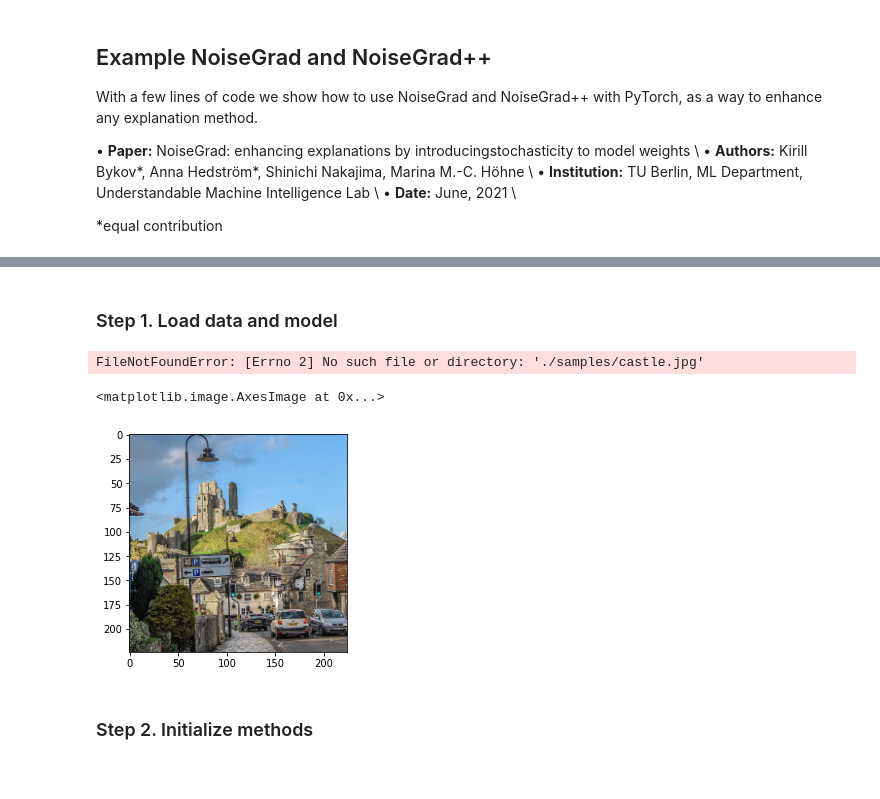
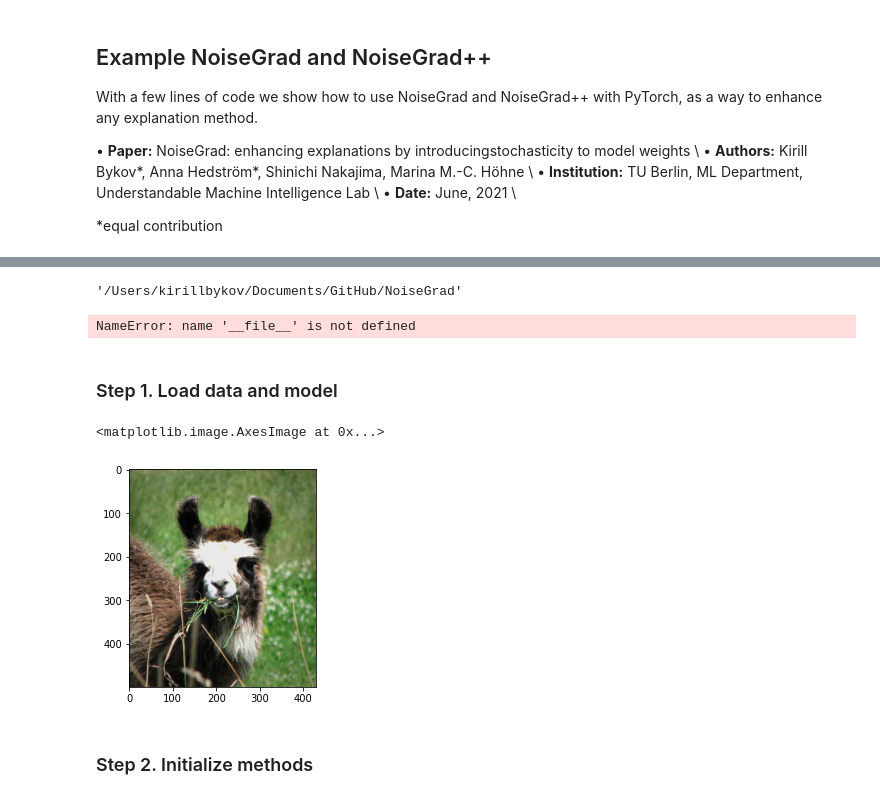
Before and after one commit to understandable-machine-intelligence-lab/NoiseGrad, a Jupyter notebook: examples/example-noisegrad-pytorch.ipynb, the cells around one changed output, grey strips where cells are left out. Drawn from its saved outputs; the diff is of its cells as text; code cells hidden in the pictures.

Commit message:
🧹New llama image added

```diff
--- a/examples/example-noisegrad-pytorch.ipynb
+++ b/examples/example-noisegrad-pytorch.ipynb
@@ -52,26 +58,38 @@ You should consider upgrading via the '/Users/kirillbykov/anaconda3/bin/python -
+# %%
+os.path.realpath('..')
+# %% [output]
+'/Users/kirillbykov/Documents/GitHub/NoiseGrad'
+# %%
+Documents/GitHub/NoiseGrad/samples
+# %% [output]
+NameError: name '__file__' is not defined
 # %% [markdown]
 ### Step 1. Load data and model
 # %%
-# Load inputs and corresponding label that you want to explain.
+# Load original un-normalised image
+image = Image.open(os.path.realpath('..') + "/samples/llama.jpg")
 
-image = transforms.ToTensor()(Image.open('samples/castle.jpg')).to(device).view([3, 224, 224])
-label = 483
+# Transform image to a 224x224 image and normalise pixel values
+nr_channels = 3
+img_size = 224
+transformations = transforms.Compose([transforms.Resize(256),
+                            transforms.CenterCrop((224, 224)),
+                            transforms.ToTensor(),
+                            transforms.Normalize(mean=[0.485, 0.456, 0.406], std=[0.229, 0.224, 0.225])])
 
-# Normalise image
-normaliser = torchvision.transforms.Normalize(mean=[0.485, 0.456, 0.406], std=[0.229, 0.224, 0.225])
-normalised_image = normaliser(image).view([1, 3, 224, 224])
+normalised_image = transformations(image).reshape(1, nr_channels, img_size, img_size).to(device)
+label = 355
 
 # Load pre-trained ResNet18 model.
 model = torchvision.models.resnet18(pretrained=True)
 weights = copy.deepcopy(model.state_dict())
 model.eval();
-# %% [output]
-FileNotFoundError: [Errno 2] No such file or directory: './samples/castle.jpg'
-# %%
-plt.imshow(image.transpose(0,1).transpose(1,2))
-# %% [output]
-<matplotlib.image.AxesImage at 0x...>
-[figure, removed]
+# %%
+# Show original image
+plt.imshow(image)
+# %% [output]
+<matplotlib.image.AxesImage at 0x...>
+[figure, added]
 # %% [markdown]
 ### Step 2. Initialize methods
 # %%
```
Also changed, not shown: parts of 1 cell of this notebook, 5 other files.
